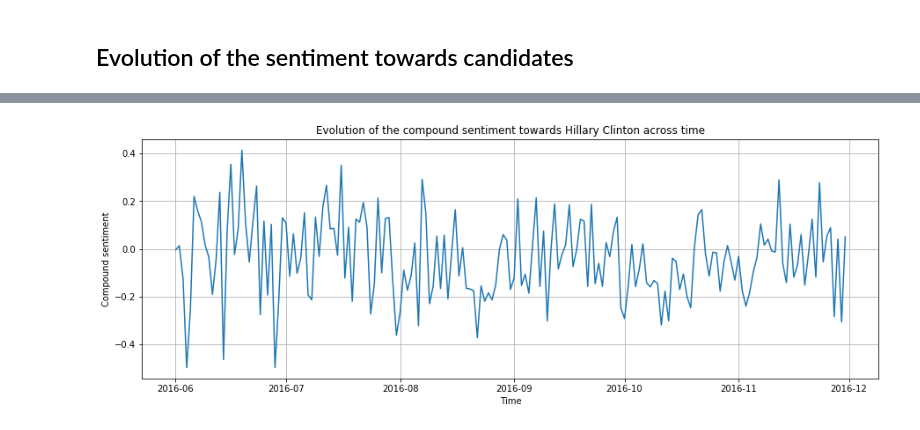
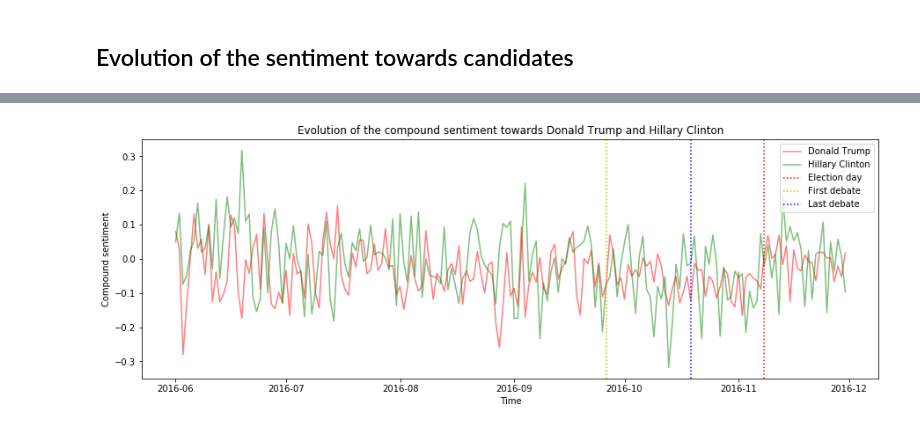
Before and after one commit to arthishow/Project, a Jupyter notebook: Final project.ipynb, the cells around one changed output, grey strips where cells are left out. Cells and saved outputs as stored; diff of their text form; code cells hidden in the pictures.

Commit message:
fixed plot

```diff
--- a/Final project.ipynb
+++ b/Final project.ipynb
@@ -684,6 +684,6 @@ results_map_weight_score.save('maps/US_Election_Pred_Using_Weighted_Scores_2016.
 # %% [markdown]
 ## Evolution of the sentiment towards candidates
 # %%
-politics_lite_trump = politics_lite[politics_lite['entity'].str.contains("Trump")]
+politics_lite_trump = politics_lite[politics_lite['entity'].str.contains("Trump") & ~politics_lite['entity'].str.contains("Clinton")]
 politics_lite_trump.shape
 # %% [output]
@@ -691,4 +691,4 @@ politics_lite_trump.shape
 # %%
-politics_lite_clinton = politics_lite[politics_lite['entity'].str.contains("Clinton")]
+politics_lite_clinton = politics_lite[politics_lite['entity'].str.contains("Clinton") & ~politics_lite['entity'].str.contains("Trump")]
 politics_lite_clinton.shape
 # %% [output]
@@ -715,3 +715,10 @@ politics_lite_trump['compound'] = politics_lite_trump['sentiment'].apply(compoun
 politics_lite_trump['day of year'] = politics_lite_trump['created_utc'].map(lambda t: t.dayofyear)
 feeling_trump_time = politics_lite_trump[['day of year', 'positivity', 'negativity', 'compound']].groupby(politics_lite_trump['day of year']).agg('mean')
 feeling_trump_time['date'] = feeling_trump_time['day of year'].map(lambda t: datetime.datetime(2016, 1, 1) + datetime.timedelta(t - 1))
+
+politics_lite_clinton['positivity'] = politics_lite_clinton['sentiment'].apply(positive_sentiment)
+politics_lite_clinton['negativity'] = politics_lite_clinton['sentiment'].apply(negative_sentiment)
+politics_lite_clinton['compound'] = politics_lite_clinton['sentiment'].apply(compound_sentiment)
+politics_lite_clinton['day of year'] = politics_lite_clinton['created_utc'].map(lambda t: t.dayofyear)
+feeling_clinton_time = politics_lite_clinton[['day of year', 'positivity', 'negativity', 'compound']].groupby(politics_lite_clinton['day of year']).agg('mean')
+feeling_clinton_time['date'] = feeling_clinton_time['day of year'].map(lambda t: datetime.datetime(2016, 1, 1) + datetime.timedelta(t - 1))
@@ -728,17 +725,18 @@ plt.show()
-# %%
-politics_lite_clinton['positivity'] = politics_lite_clinton['sentiment'].apply(positive_sentiment)
-politics_lite_clinton['negativity'] = politics_lite_clinton['sentiment'].apply(negative_sentiment)
-politics_lite_clinton['compound'] = politics_lite_clinton['sentiment'].apply(compound_sentiment)
-politics_lite_clinton['day of year'] = politics_lite_clinton['created_utc'].map(lambda t: t.dayofyear)
-feeling_clinton_time = politics_lite_clinton[['day of year', 'positivity', 'negativity', 'compound']].groupby(politics_lite_trump['day of year']).agg('mean')
-feeling_clinton_time['date'] = feeling_clinton_time['day of year'].map(lambda t: datetime.datetime(2016, 1, 1) + datetime.timedelta(t - 1))
-# %%
-plt.figure(figsize=(15,5))
-plt.grid()
-plt.xlabel('Time')
-plt.ylabel('Compound sentiment')
-plt.title('Evolution of the compound sentiment towards Hillary Clinton across time')
-plt.plot(feeling_clinton_time['date'], feeling_clinton_time['compound'])
-plt.show()
-# %% [output]
-[figure, removed]
+# %%
+plt.figure(figsize=(15,5))
+
+plt.xlabel('Time')
+plt.ylabel('Compound sentiment')
+plt.title('Evolution of the compound sentiment towards Donald Trump and Hillary Clinton')
+plt.plot(feeling_trump_time['date'], feeling_trump_time['compound'], color='r', alpha=0.5, label='Donald Trump')
+plt.plot(feeling_clinton_time['date'], feeling_clinton_time['compound'], color='g', alpha=0.5, label='Hillary Clinton')
+plt.axvline(x=datetime.datetime(year=2016, month=11, day=8), color='r', linestyle=':', label='Election day')
+plt.axvline(x=datetime.datetime(year=2016, month=9, day=26), color='y', linestyle=':', label='First debate')
+plt.axvline(x=datetime.datetime(year=2016, month=10, day=19), color= 'b', linestyle=':', label='Last debate')
+
+#plt.axvline(x=datetime.datetime(year=2016, month=6, day=9), color= 'b', linestyle=':', label='Obama endorses Clinton')
+#plt.axvline(x=datetime.datetime(year=2016, month=7, day=28), color= 'y', linestyle=':', label='Clinton first female nominee')
+plt.legend()
+plt.show()
+# %% [output]
+[figure, added]
```
Also changed, not shown: parts of 3 cells of this notebook.
